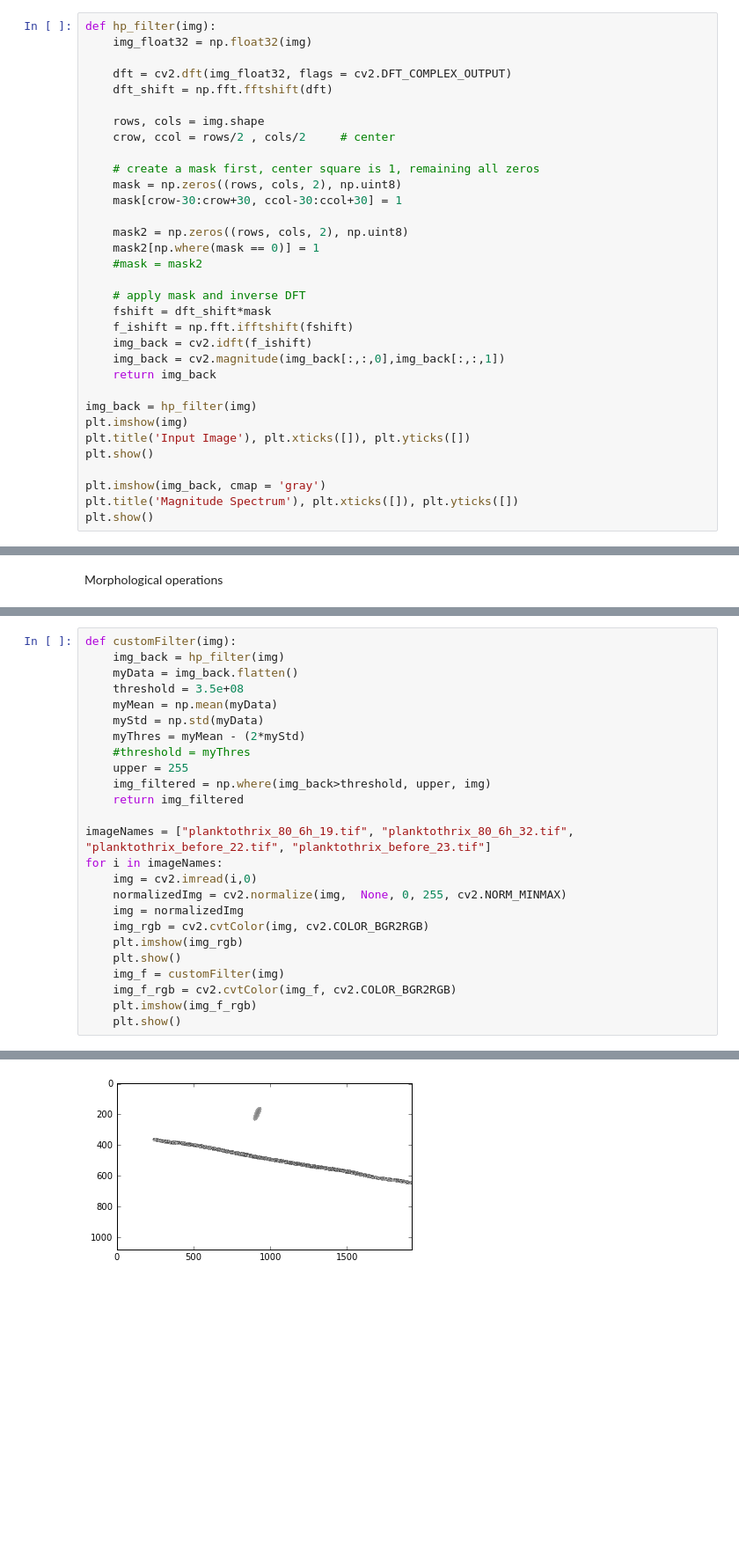
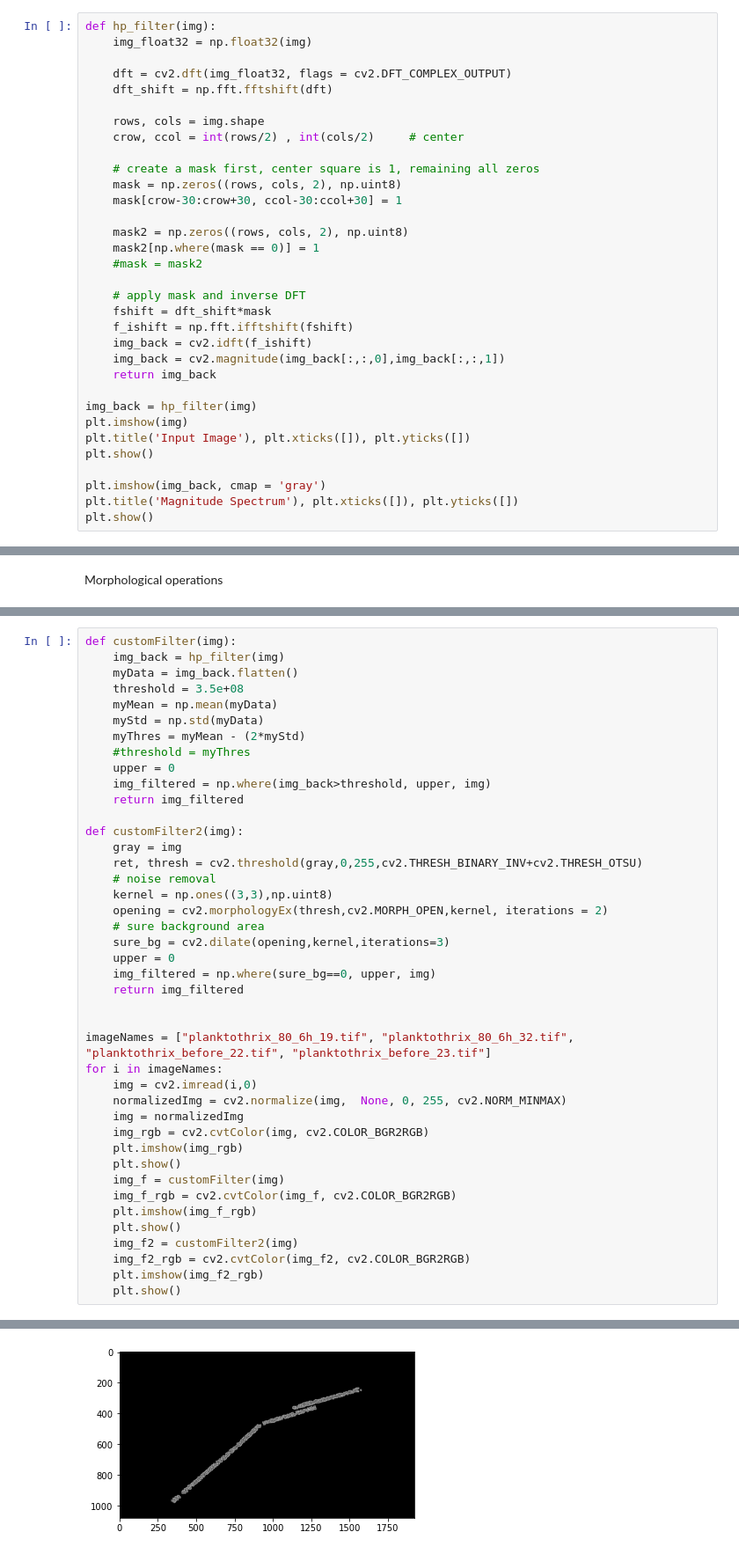
Before and after one commit to pamelaajohnston/micropics, a Jupyter notebook: micropictures.ipynb, the cells around one changed output, grey strips where cells are left out. Shown: that part at 88% size. Drawn from its saved outputs; the diff is of its cells as text; blank space fills up the shorter version.

```diff
--- a/micropictures.ipynb
+++ b/micropictures.ipynb
@@ -29,7 +29,7 @@ def hp_filter(img):
     dft_shift = np.fft.fftshift(dft)
 
     rows, cols = img.shape
-    crow, ccol = rows/2 , cols/2     # center
+    crow, ccol = int(rows/2) , int(cols/2)     # center
 
     # create a mask first, center square is 1, remaining all zeros
     mask = np.zeros((rows, cols, 2), np.uint8)
@@ -130,9 +130,22 @@ def customFilter(img):
     myStd = np.std(myData)
     myThres = myMean - (2*myStd)
     #threshold = myThres
-    upper = 255
+    upper = 0
     img_filtered = np.where(img_back>threshold, upper, img)
     return img_filtered
+
+def customFilter2(img):
+    gray = img
+    ret, thresh = cv2.threshold(gray,0,255,cv2.THRESH_BINARY_INV+cv2.THRESH_OTSU)
+    # noise removal
+    kernel = np.ones((3,3),np.uint8)
+    opening = cv2.morphologyEx(thresh,cv2.MORPH_OPEN,kernel, iterations = 2)
+    # sure background area
+    sure_bg = cv2.dilate(opening,kernel,iterations=3)
+    upper = 0
+    img_filtered = np.where(sure_bg==0, upper, img)
+    return img_filtered
+
 
 imageNames = ["planktothrix_80_6h_19.tif", "planktothrix_80_6h_32.tif", "planktothrix_before_22.tif", "planktothrix_before_23.tif"]
 for i in imageNames:
@@ -146,4 +159,8 @@ for i in imageNames:
     img_f_rgb = cv2.cvtColor(img_f, cv2.COLOR_BGR2RGB)
     plt.imshow(img_f_rgb)
     plt.show()
+    img_f2 = customFilter2(img)
+    img_f2_rgb = cv2.cvtColor(img_f2, cv2.COLOR_BGR2RGB)
+    plt.imshow(img_f2_rgb)
+    plt.show()
 # %% [output]
@@ -155 +172 @@ for i in imageNames:
-[figure, old version]
+[figure, new version]
```
Also changed, not shown: parts of 10 cells of this notebook.
